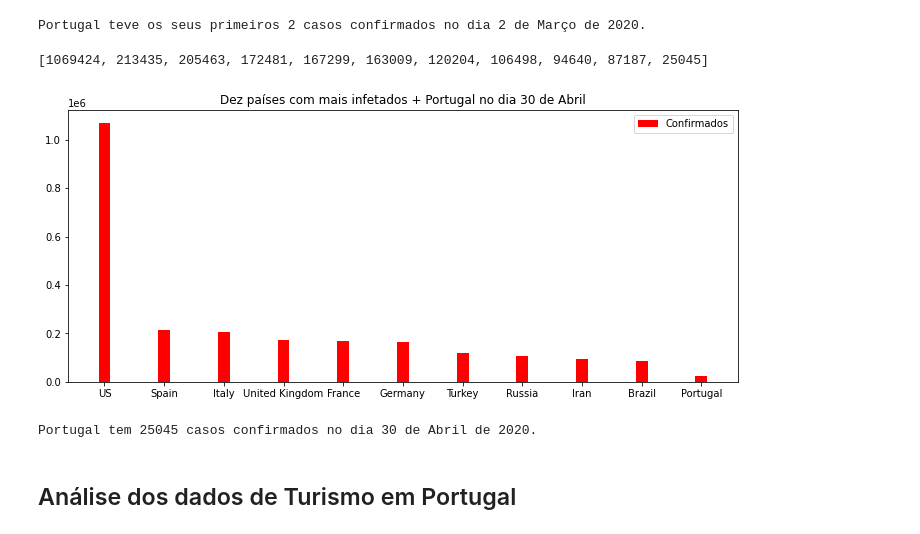
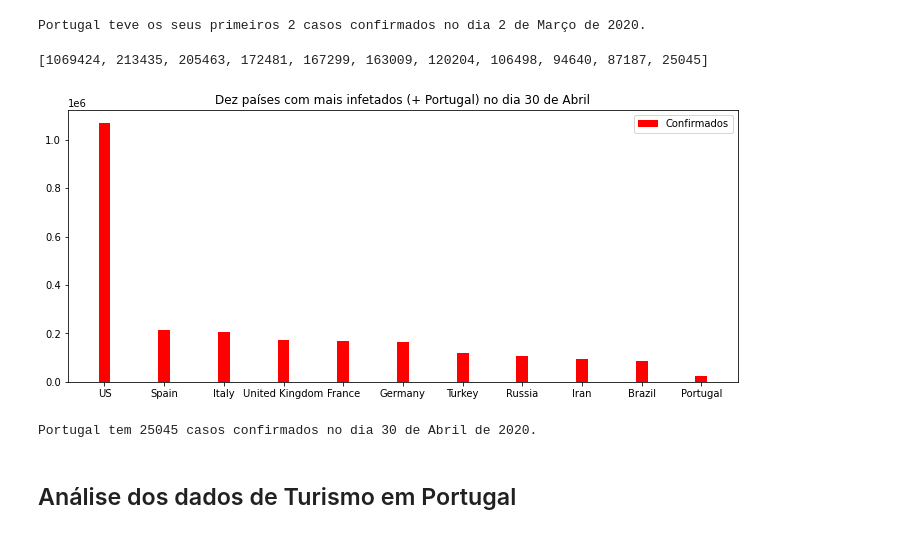
Before and after one commit to marianallc/TAprojectCOVID19, a Jupyter notebook: covid19.ipynb, the cells around one changed output. Drawn from its saved outputs; the diff is of its cells as text; code cells hidden in the pictures.

```diff
--- a/covid19.ipynb
+++ b/covid19.ipynb
@@ -289,10 +266,10 @@ grafico2('green','3/2/20', 'Dez países com mais infetados + Portugal no dia 2 d
 [figure]
 Portugal teve os seus primeiros 2 casos confirmados no dia 2 de Março de 2020.
 # %%
-grafico2('red','4/30/20', 'Dez países com mais infetados + Portugal no dia 30 de Abril',"\nPortugal tem ", " casos confirmados no dia 30 de Abril de 2020." )
+grafico2('red','4/30/20', 'Dez países com mais infetados (+ Portugal) no dia 30 de Abril',"\nPortugal tem ", " casos confirmados no dia 30 de Abril de 2020." )
 # %% [output]
 [1069424, 213435, 205463, 172481, 167299, 163009, 120204, 106498, 94640, 87187, 25045]
-[figure, old version]
+[figure, new version]
 Portugal tem 25045 casos confirmados no dia 30 de Abril de 2020.
 # %% [markdown]
 ## Análise dos dados de Turismo em Portugal
```
Also changed, not shown: parts of 7 cells of this notebook.
